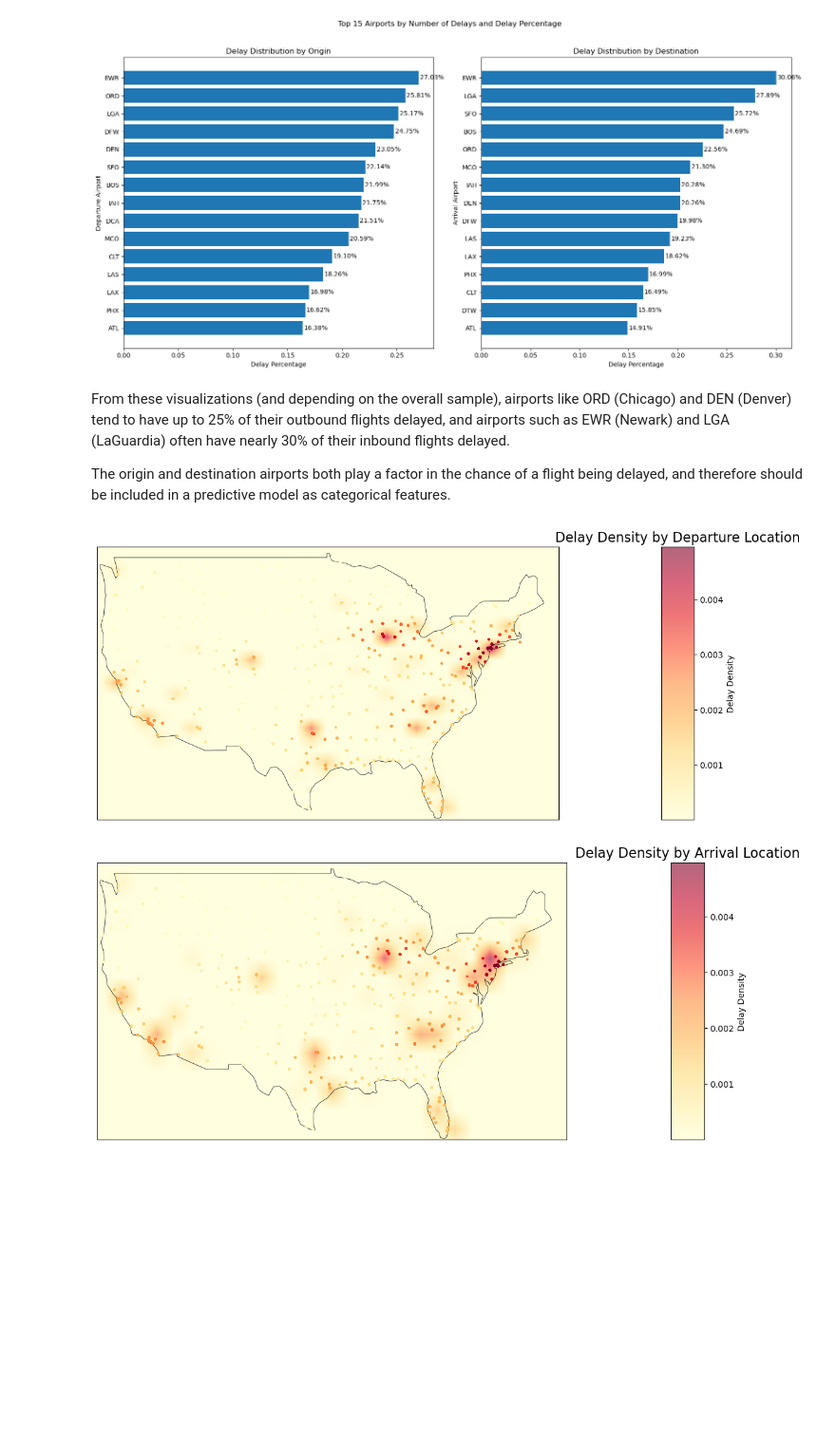
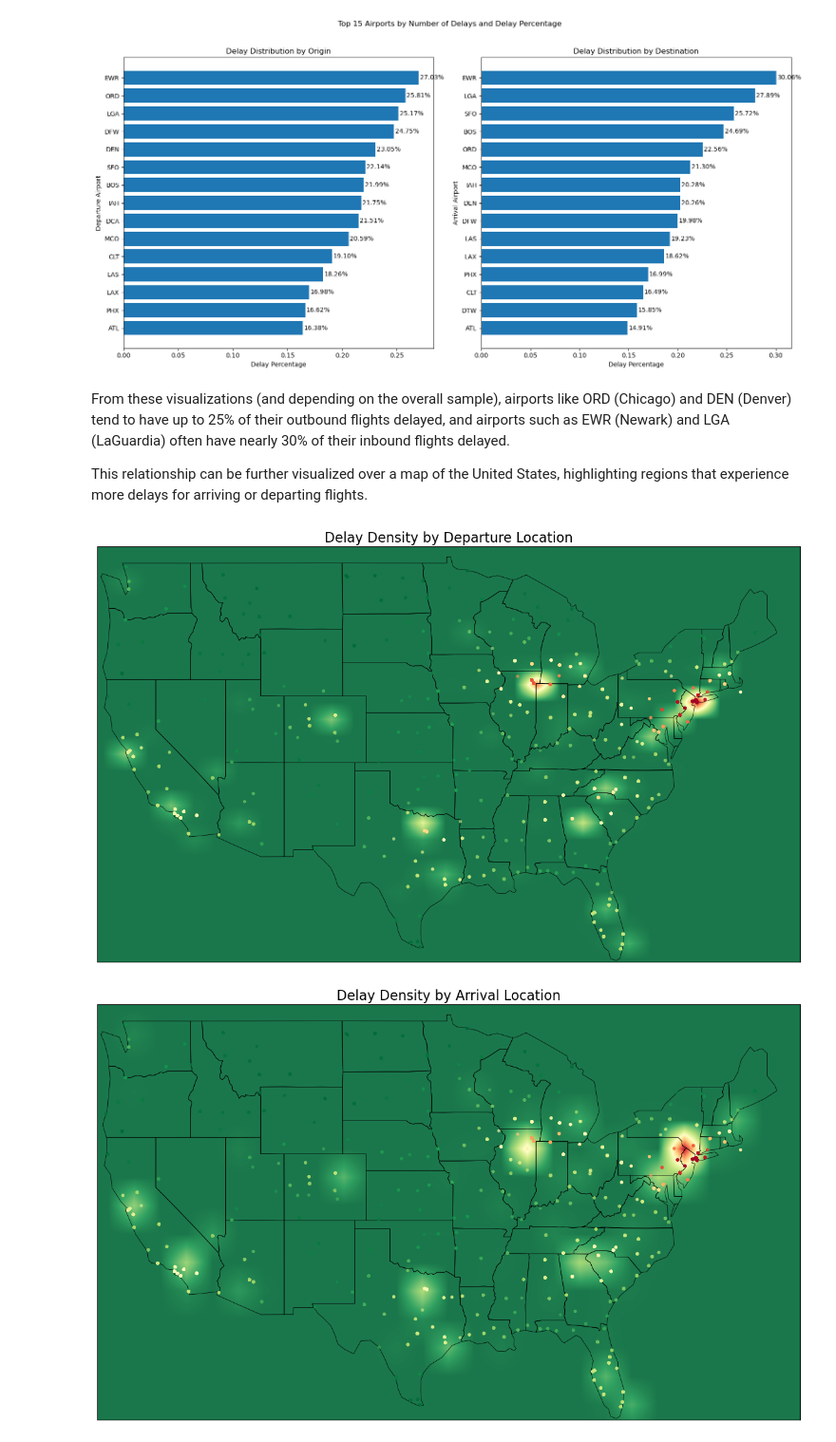
Before and after one commit to WVAviator/flight-delay-prediction, a Jupyter notebook: visualizations.ipynb, the cells around one changed output. Shown at 95% size. Drawn from its saved outputs; the diff is of its cells as text; code cells hidden in the pictures; blank space fills up the shorter version.

Commit message:
add country heatmap

```diff
--- a/visualizations.ipynb
+++ b/visualizations.ipynb
@@ -115,53 +115,41 @@ plt.show()
 # %% [markdown]
 From these visualizations (and depending on the overall sample), airports like ORD (Chicago) and DEN (Denver) tend to have up to 25% of their outbound flights delayed, and airports such as EWR (Newark) and LGA (LaGuardia) often have nearly 30% of their inbound flights delayed.
 
-The origin and destination airports both play a factor in the chance of a flight being delayed, and therefore should be included in a predictive model as categorical features.
+This relationship can be further visualized over a map of the United States, highlighting regions that experience more delays for arriving or departing flights.
 # %%
 import matplotlib.pyplot as plt
 import geopandas as gpd
 import numpy as np
 from scipy.stats import gaussian_kde
-from mpl_toolkits.axes_grid1 import make_axes_locatable
 
 def plot_lat_lon_delays(title: str, longitude: str, latitude: str):
-    usa = gpd.read_file(gpd.datasets.get_path('naturalearth_lowres'))
-    usa = usa[usa['continent'] == 'North America']  # Filter to only North America
-    usa = usa[usa['name'] == 'United States of America']  # Filter to only USA
+    map = gpd.read_file('data/ne_110m_admin_1_states_provinces.shp')
 
     delayed_flights = df[df["DELAY_CATEGORY"] != "NO_DELAY"]
 
     fig, ax = plt.subplots(figsize=(15, 10))
     ax.set_xlim(-125, -65)
     ax.set_ylim(25, 50)
     ax.set_xticks([])
     ax.set_yticks([])
 
-    # Heatmap overlay
     xy = np.vstack([delayed_flights[longitude], delayed_flights[latitude]])
     z = gaussian_kde(xy)(xy)
     heatmap, xedges, yedges = np.histogram2d(delayed_flights[longitude], delayed_flights[latitude], bins=[50, 50], weights=z)
     extent = [xedges[0], xedges[-1], yedges[0], yedges[-1]]
-    heatmap = np.log(heatmap + 1)  # Apply log scale to enhance visibility
-    im = ax.imshow(heatmap.T, extent=extent, origin='lower', cmap='YlOrRd', alpha=0.6, interpolation='bilinear', aspect='auto')
+    ax.imshow(heatmap.T, extent=extent, origin='lower', cmap='RdYlGn_r', alpha=0.9, interpolation='bilinear', aspect='auto')
 
-    # Plotting the map
-    usa.plot(ax=ax, color='none', edgecolor='black', linewidth=0.5)
+    map.plot(ax=ax, color='none', edgecolor='black', linewidth=0.5)
 
-    # Scatter plot with larger dots
     scatter = ax.scatter(delayed_flights[longitude], delayed_flights[latitude],
-                         c=z, s=5, alpha=0.6, cmap='YlOrRd')
-
-    # Colorbar for the scatter plot
-    divider = make_axes_locatable(ax)
-    cax = divider.append_axes("right", size="5%", pad=0.1)
-    plt.colorbar(scatter, cax=cax, label='Delay Density')
+                         c=z, s=8, alpha=0.6, cmap='RdYlGn_r')
 
     plt.title(title, fontsize=16)
 
     plt.show()
 
 plot_lat_lon_delays('Delay Density by Departure Location', 'ORIGIN_LON', 'ORIGIN_LAT')
 plot_lat_lon_delays('Delay Density by Arrival Location', 'DEST_LON', 'DEST_LAT')
 # %% [output]
-[figure, old version]
+[figure, new version]
-[figure, old version]
+[figure, new version]
```
Also changed, not shown: parts of 1 cell of this notebook, 2 other files.
